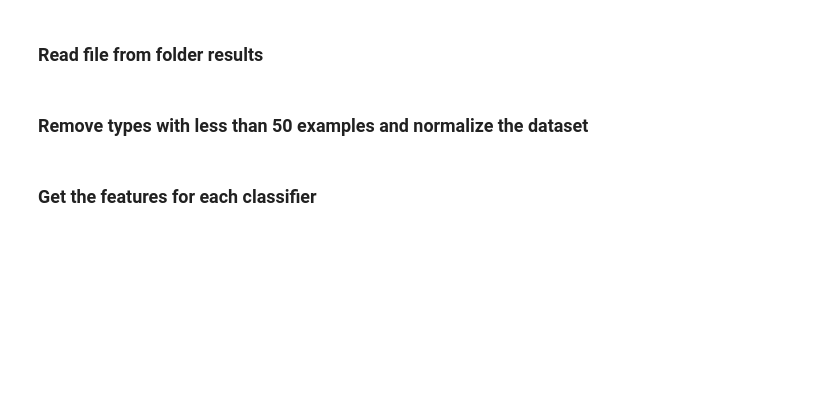
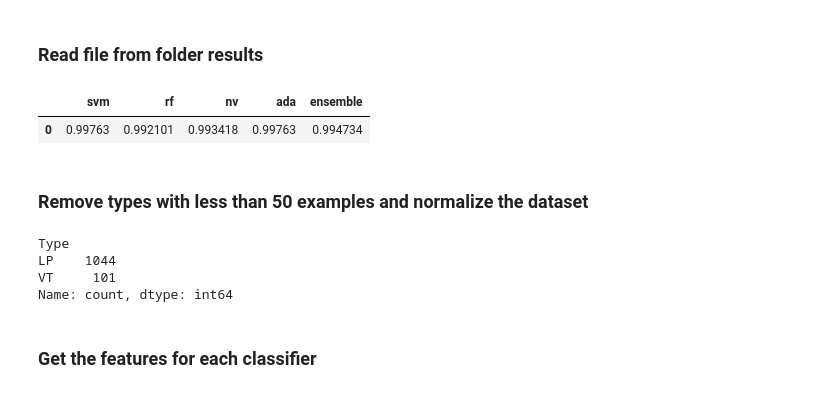
Before and after one commit to VictoriaOG1/wrapper_data_mining, a Jupyter notebook: summary_results.ipynb, the cells around one changed output. Saved outputs shown, nothing was run; the diff lists cells and outputs as text; code cells hidden in the pictures; blank space fills up the shorter version.

```diff
--- a/summary_results.ipynb
+++ b/summary_results.ipynb
@@ -59,6 +61,21 @@ for file_name in file_list:
                         individual.append(int(word))
                 # Append the last word to the list of results
                 results_features[file_name] = individual
+# %%
+types = ["svm", "knn", "ann", "rf", "nv", "ada", "ensemble"]
+results_final_fitness = {}
+
+for type in types:
+    key = "output" + type + ".txt"
+    results_final_fitness[type] = results_for_graphs.pop(key)
+
+results_fitness_pd = pd.DataFrame(results_final_fitness)
+results_fitness_pd.drop(['ann'], axis=1, inplace=True)
+results_fitness_pd.drop(['knn'], axis=1, inplace=True)
+results_fitness_pd
+# %% [output]
+|  | svm | rf | nv | ada | ensemble |
+| 0 | 0.99763 | 0.992101 | 0.993418 | 0.99763 | 0.994734 |
 # %% [markdown]
 ### Remove types with less than 50 examples and normalize the dataset
 # %%
@@ -77,6 +94,14 @@ X_scaled = scaler.fit_transform(X_data)
 
 # Convert the normalized features into a dataframe
 X_scaled = pd.DataFrame(X_scaled, columns=X_data.columns)
+# %%
+label_counts =data['Type'].value_counts()
+label_counts
+# %% [output]
+Type
+LP    1044
+VT     101
+Name: count, dtype: int64
 # %% [markdown]
 ### Get the features for each classifier
 # %%
```
Also changed, not shown: parts of 8 cells of this notebook, 2 other files.
